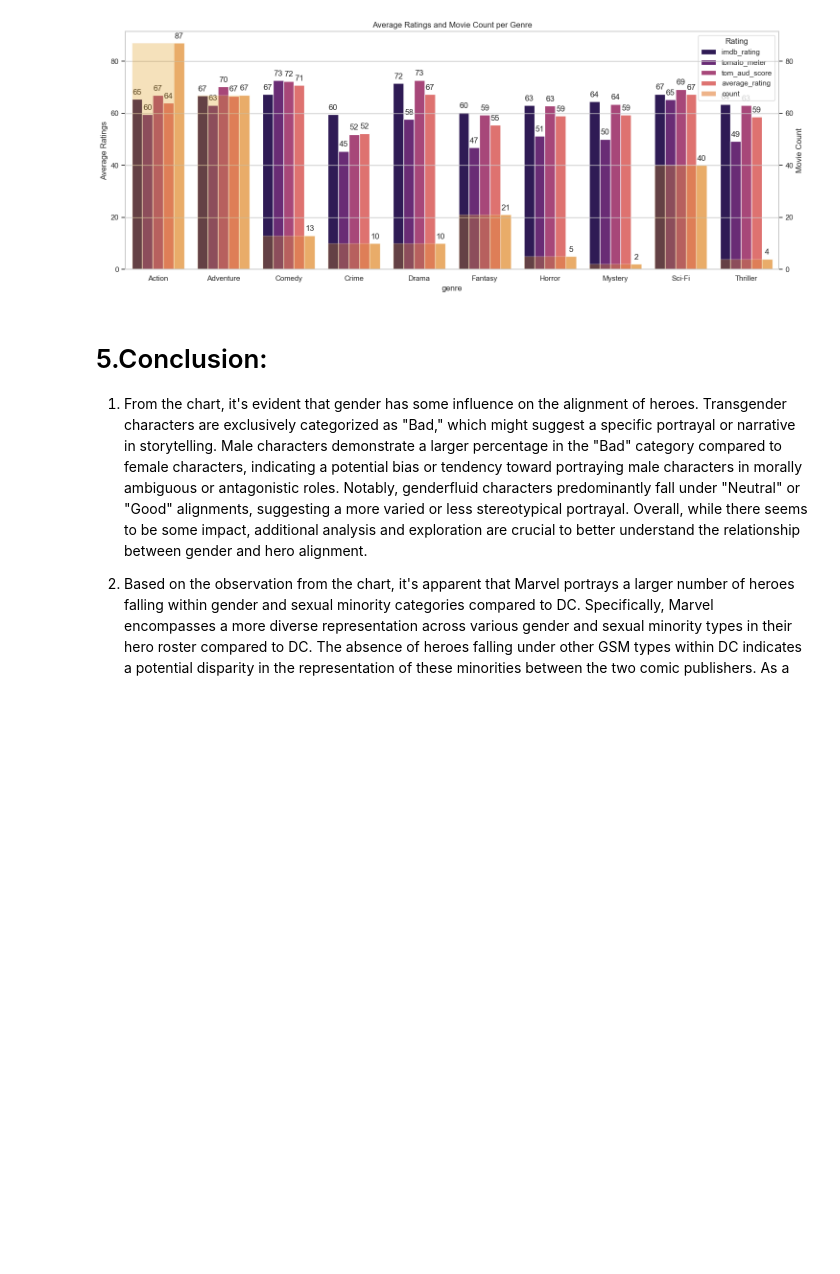
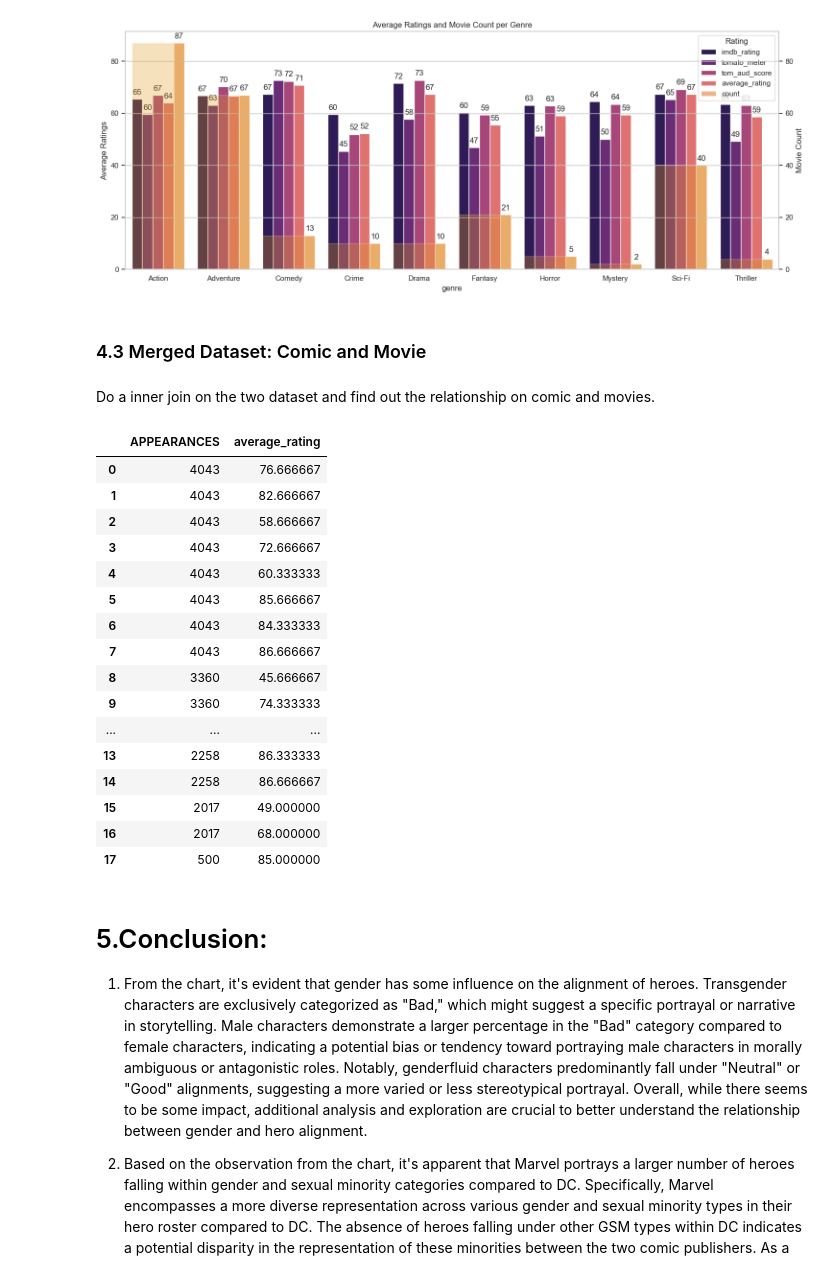
Before and after one commit to jc000222/Hero_Analysis, a Jupyter notebook: hero_analysis.ipynb, the cells around one changed output. Drawn from its saved outputs; the diff is of its cells as text; code cells hidden in the pictures; blank space fills up the shorter version.

Commit message:
'hero'

```diff
--- a/hero_analysis.ipynb
+++ b/hero_analysis.ipynb
@@ -130,7 +134,7 @@ Link: https://drive.google.com/file/d/1wJvsXEctDJScS6dv9IvJy65Qr5LwQL8P/view
 ##### 2.2.3 Data Overview
 Check the first 5 rows of the dataset
 # %%
-data= 'src/hero_data/data/marvelvsdc.csv'
+data= 'https://raw.githubusercontent.com/jc000222/Hero_Analysis/main/marvelvsdc.csv'
 
 reader_movie = Reader(data)
 df_movie_raw = reader_movie.reader()
@@ -902,6 +900,34 @@ For the overall rating, all genres have very close average rating, but the Comed
 analyzer_movie.genre_analysis()
 # %% [output]
 [figure]
+# %% [markdown]
+### 4.3 Merged Dataset: Comic and Movie
+# %% [markdown]
+Do a inner join on the two dataset and find out the relationship on comic and movies.
+# %%
+from src.hero_data.Data_Sum.data_merge import Merger
+
+merge = Merger(df_comic,df_movie)
+matched = merge.join()
+matched[['APPEARANCES','average_rating']]
+# %% [output]
+|  | APPEARANCES | average_rating |
+| 0 | 4043 | 76.666667 |
+| 1 | 4043 | 82.666667 |
+| 2 | 4043 | 58.666667 |
+| 3 | 4043 | 72.666667 |
+| 4 | 4043 | 60.333333 |
+| 5 | 4043 | 85.666667 |
+| 6 | 4043 | 84.333333 |
+| 7 | 4043 | 86.666667 |
+| 8 | 3360 | 45.666667 |
+| 9 | 3360 | 74.333333 |
+| ... | ... | ... |
+| 13 | 2258 | 86.333333 |
+| 14 | 2258 | 86.666667 |
+| 15 | 2017 | 49.000000 |
+| 16 | 2017 | 68.000000 |
+| 17 | 500 | 85.000000 |
 # %% [markdown]
 # 5.Conclusion:
 1. From the chart, it's evident that gender has some influence on the alignment of heroes. Transgender characters are exclusively categorized as "Bad," which might suggest a specific portrayal or narrative in storytelling. Male characters demonstrate a larger percentage in the "Bad" category compared to female characters, indicating a potential bias or tendency toward portraying male characters in morally ambiguous or antagonistic roles. Notably, genderfluid characters predominantly fall under "Neutral" or "Good" alignments, suggesting a more varied or less stereotypical portrayal. Overall, while there seems to be some impact, additional analysis and exploration are crucial to better understand the relationship between gender and hero alignment.
```
Also changed, not shown: parts of 6 cells of this notebook, 5 other files.
